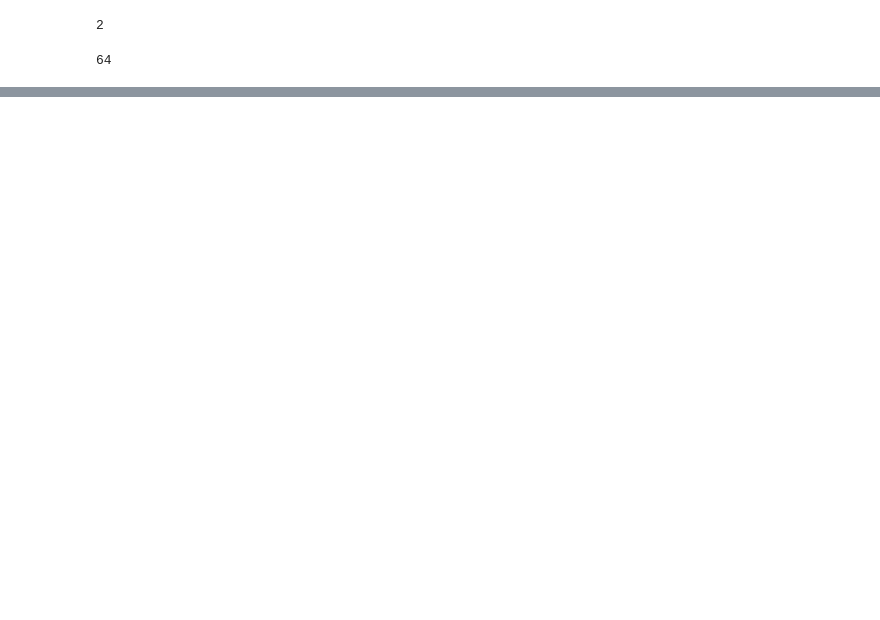
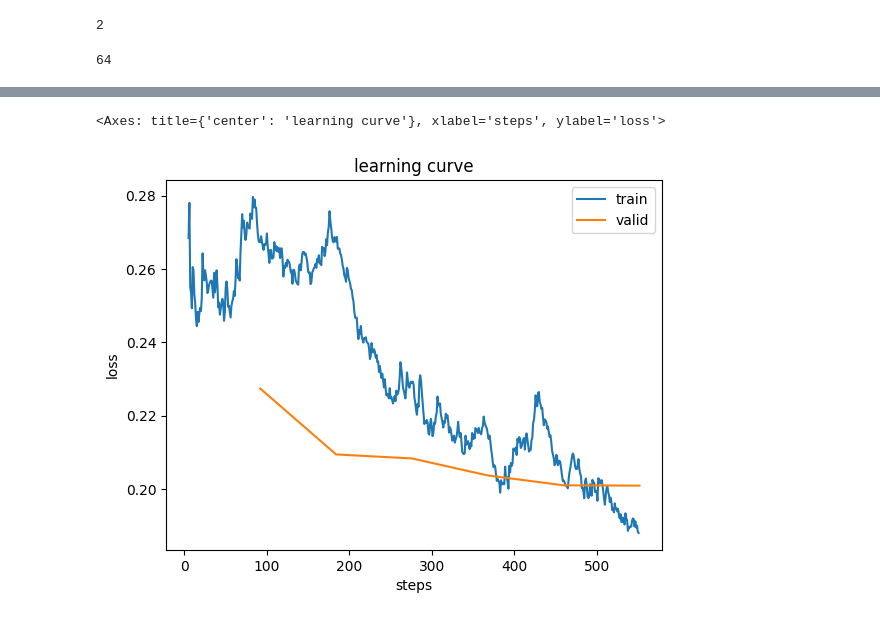
Before and after one commit to Mounish2023/fastaicourse, a Jupyter notebook: ImageClassification.ipynb, the cells around one changed output, grey strips where cells are left out. Cells and saved outputs as stored; diff of their text form; code cells hidden in the pictures; blank space fills up the shorter version.

```diff
--- a/ImageClassification.ipynb
+++ b/ImageClassification.ipynb
@@ -176,0 +163,2 @@ interp.most_confused(min_val=5)
+# %%
+manual_learn.fit_one_cycle(6, lr_max=1e-5)
@@ -176,0 +173,5 @@ interp.most_confused(min_val=5)
+# %%
+manual_learn.recorder.plot_loss()
+# %% [output]
+<Axes: title={'center': 'learning curve'}, xlabel='steps', ylabel='loss'>
+[figure, added]
```
Also changed, not shown: parts of 34 cells of this notebook.
